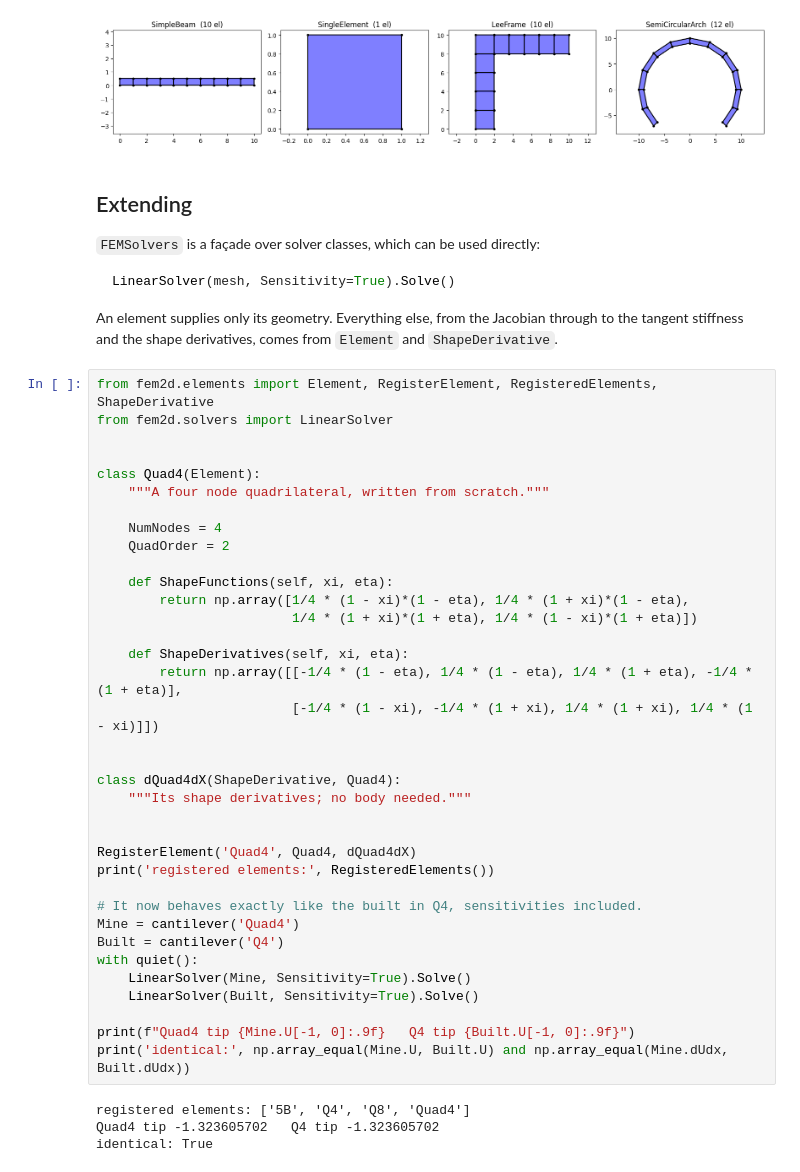
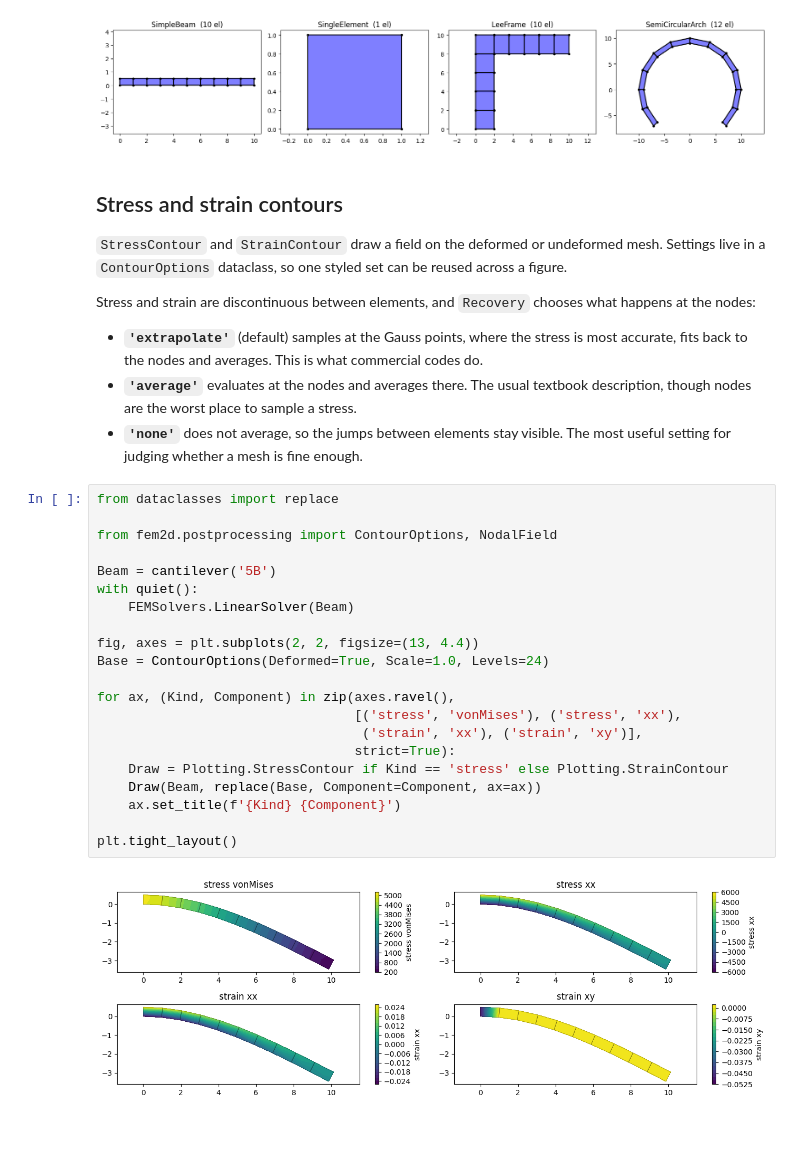
Before and after one commit to JohannBouwer/fem2d, a Jupyter notebook: notebooks/Example_solvers.ipynb, the cells around one changed output. Cells and saved outputs as stored; diff of their text form; blank space fills up the shorter version.

````diff
--- a/notebooks/Example_solvers.ipynb
+++ b/notebooks/Example_solvers.ipynb
@@ -192,54 +192,41 @@ plt.tight_layout()
 # %% [output]
 [figure]
 # %% [markdown]
-## Extending
+## Stress and strain contours
 
-`FEMSolvers` is a façade over solver classes, which can be used directly:
+`StressContour` and `StrainContour` draw a field on the deformed or undeformed
+mesh. Settings live in a `ContourOptions` dataclass, so one styled set can be
+reused across a figure.
 
-```python
-LinearSolver(mesh, Sensitivity=True).Solve()
-```
+Stress and strain are discontinuous between elements, and `Recovery` chooses what
+happens at the nodes:
 
-An element supplies only its geometry. Everything else, from the Jacobian
-through to the tangent stiffness and the shape derivatives, comes from
-`Element` and `ShapeDerivative`.
+- **`'extrapolate'`** (default) samples at the Gauss points, where the stress is most
+  accurate, fits back to the nodes and averages. This is what commercial codes do.
+- **`'average'`** evaluates at the nodes and averages there. The usual textbook
+  description, though nodes are the worst place to sample a stress.
+- **`'none'`** does not average, so the jumps between elements stay visible. The most
+  useful setting for judging whether a mesh is fine enough.
 # %%
-from fem2d.elements import Element, RegisterElement, RegisteredElements, ShapeDerivative
-from fem2d.solvers import LinearSolver
+from dataclasses import replace
 
+from fem2d.postprocessing import ContourOptions, NodalField
 
-class Quad4(Element):
-    """A four node quadrilateral, written from scratch."""
+Beam = cantilever('5B')
+with quiet():
+    FEMSolvers.LinearSolver(Beam)
 
-    NumNodes = 4
-    QuadOrder = 2
+fig, axes = plt.subplots(2, 2, figsize=(13, 4.4))
+Base = ContourOptions(Deformed=True, Scale=1.0, Levels=24)
 
-    def ShapeFunctions(self, xi, eta):
-        return np.array([1/4 * (1 - xi)*(1 - eta), 1/4 * (1 + xi)*(1 - eta),
-                         1/4 * (1 + xi)*(1 + eta), 1/4 * (1 - xi)*(1 + eta)])
+for ax, (Kind, Component) in zip(axes.ravel(),
+                                 [('stress', 'vonMises'), ('stress', 'xx'),
+                                  ('strain', 'xx'), ('strain', 'xy')],
+                                 strict=True):
+    Draw = Plotting.StressContour if Kind == 'stress' else Plotting.StrainContour
+    Draw(Beam, replace(Base, Component=Component, ax=ax))
+    ax.set_title(f'{Kind} {Component}')
 
-    def ShapeDerivatives(self, xi, eta):
-        return np.array([[-1/4 * (1 - eta), 1/4 * (1 - eta), 1/4 * (1 + eta), -1/4 * (1 + eta)],
-                         [-1/4 * (1 - xi), -1/4 * (1 + xi), 1/4 * (1 + xi), 1/4 * (1 - xi)]])
-
-
-class dQuad4dX(ShapeDerivative, Quad4):
-    """Its shape derivatives; no body needed."""
-
-
-RegisterElement('Quad4', Quad4, dQuad4dX)
-print('registered elements:', RegisteredElements())
-
-# It now behaves exactly like the built in Q4, sensitivities included.
-Mine = cantilever('Quad4')
-Built = cantilever('Q4')
-with quiet():
-    LinearSolver(Mine, Sensitivity=True).Solve()
-    LinearSolver(Built, Sensitivity=True).Solve()
-
-print(f"Quad4 tip {Mine.U[-1, 0]:.9f}   Q4 tip {Built.U[-1, 0]:.9f}")
-print('identical:', np.array_equal(Mine.U, Built.U) and np.array_equal(Mine.dUdx, Built.dUdx))
+plt.tight_layout()
 # %% [output]
-registered elements: ['5B', 'Q4', 'Q8', 'Quad4']
-Quad4 tip -1.323605702   Q4 tip -1.323605702
-identical: True
+[figure, added]
````
Also changed, not shown: parts of 6 cells of this notebook, 4 other files.
